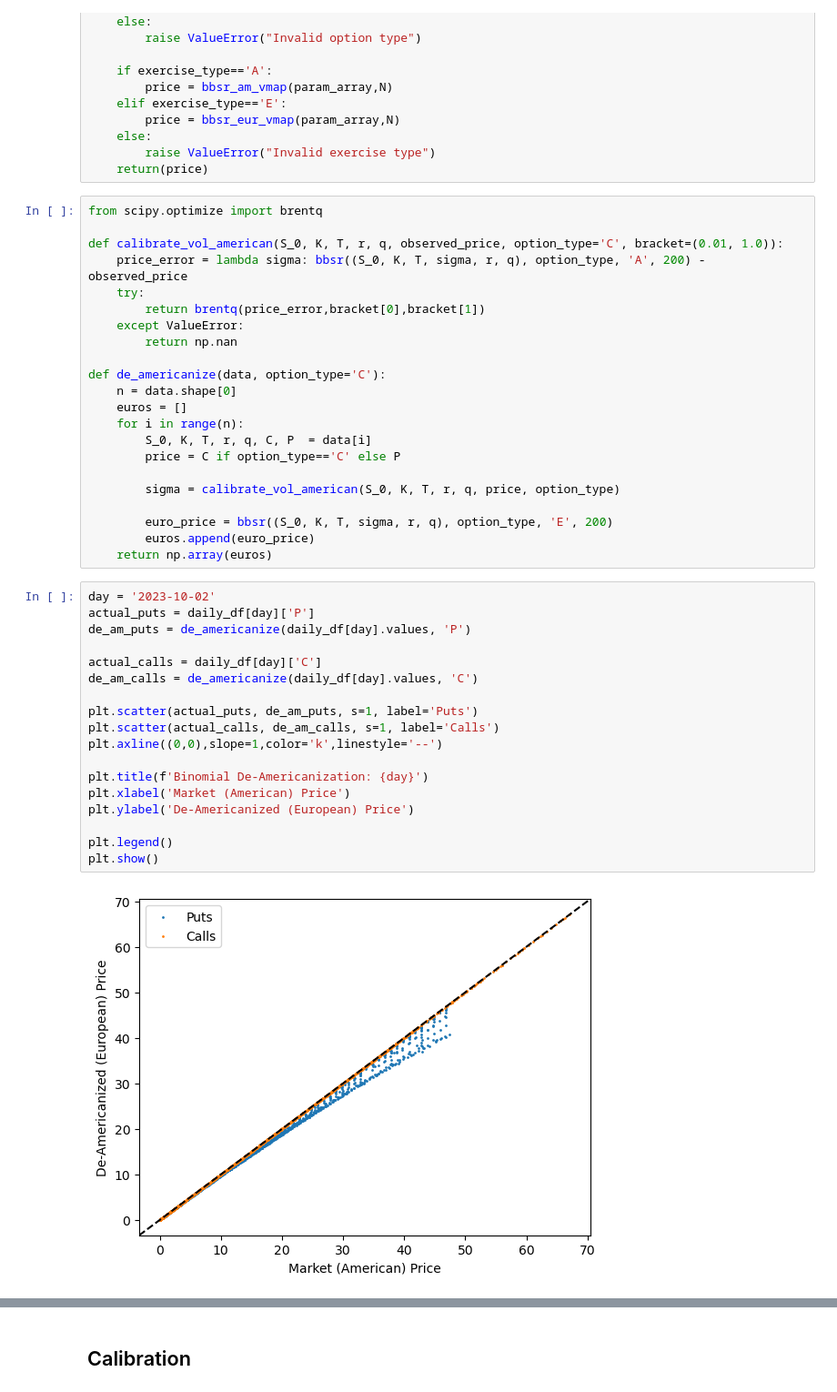
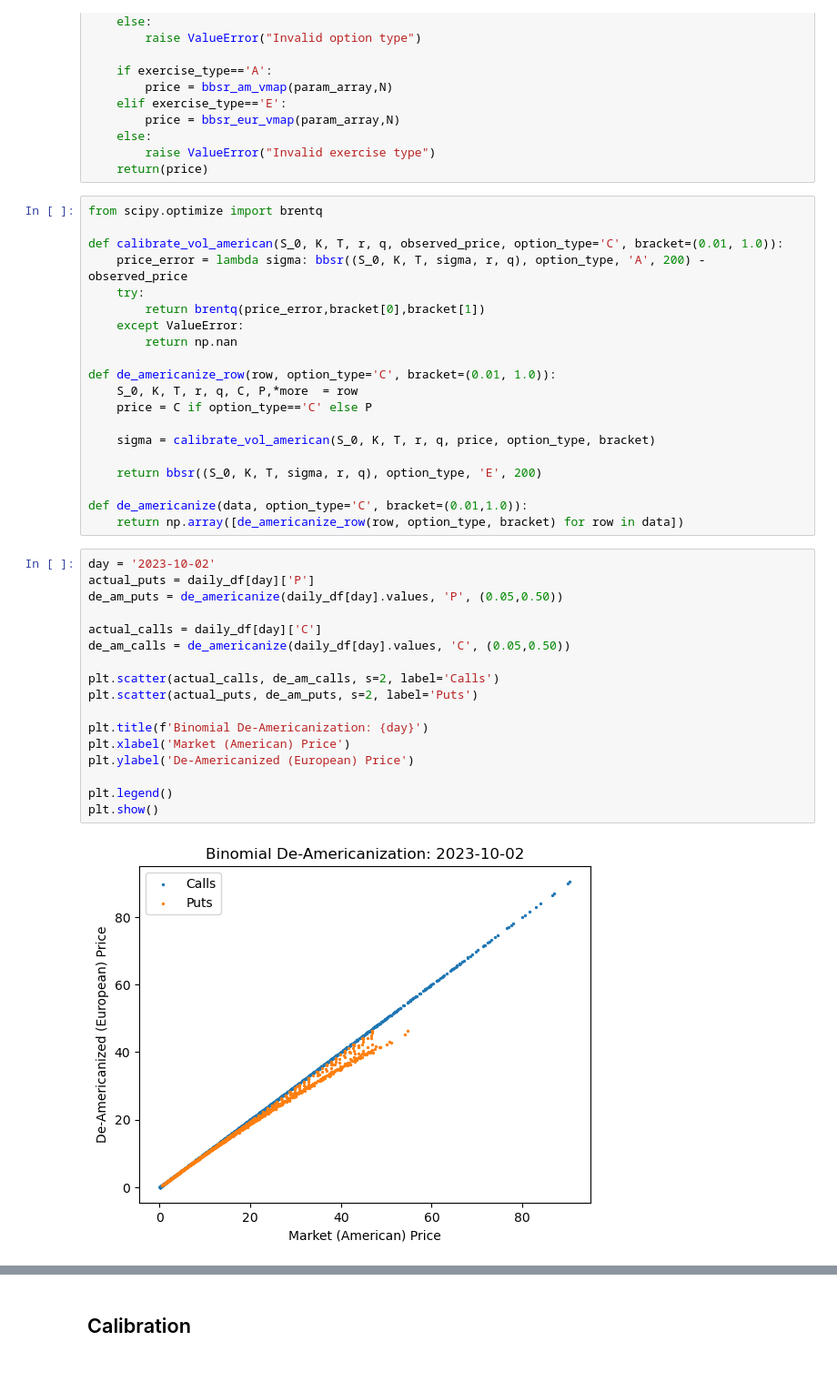
Before and after one commit to SaahitKar/Option-DeAmericanization, a Jupyter notebook: Binomial_De_Americanization.ipynb, the cells around one changed output, grey strips where cells are left out. Shown: that part at 91% size. Saved outputs shown, nothing was run; the diff lists cells and outputs as text.

```diff
--- a/Binomial_De_Americanization.ipynb
+++ b/Binomial_De_Americanization.ipynb
@@ -167,35 +169,32 @@ def calibrate_vol_american(S_0, K, T, r, q, observed_price, option_type='C', bra
     except ValueError:
         return np.nan
 
-def de_americanize(data, option_type='C'):
-    n = data.shape[0]
-    euros = []
-    for i in range(n):
-        S_0, K, T, r, q, C, P  = data[i]
-        price = C if option_type=='C' else P
+def de_americanize_row(row, option_type='C', bracket=(0.01, 1.0)):
+    S_0, K, T, r, q, C, P,*more  = row
+    price = C if option_type=='C' else P
 
-        sigma = calibrate_vol_american(S_0, K, T, r, q, price, option_type)
+    sigma = calibrate_vol_american(S_0, K, T, r, q, price, option_type, bracket)
 
-        euro_price = bbsr((S_0, K, T, sigma, r, q), option_type, 'E', 200)
-        euros.append(euro_price)
-    return np.array(euros)
+    return bbsr((S_0, K, T, sigma, r, q), option_type, 'E', 200)
+
+def de_americanize(data, option_type='C', bracket=(0.01,1.0)):
+    return np.array([de_americanize_row(row, option_type, bracket) for row in data])
 # %%
 day = '2023-10-02'
 actual_puts = daily_df[day]['P']
-de_am_puts = de_americanize(daily_df[day].values, 'P')
+de_am_puts = de_americanize(daily_df[day].values, 'P', (0.05,0.50))
 
 actual_calls = daily_df[day]['C']
-de_am_calls = de_americanize(daily_df[day].values, 'C')
+de_am_calls = de_americanize(daily_df[day].values, 'C', (0.05,0.50))
 
-plt.scatter(actual_puts, de_am_puts, s=1, label='Puts')
-plt.scatter(actual_calls, de_am_calls, s=1, label='Calls')
-plt.axline((0,0),slope=1,color='k',linestyle='--')
+plt.scatter(actual_calls, de_am_calls, s=2, label='Calls')
+plt.scatter(actual_puts, de_am_puts, s=2, label='Puts')
 
 plt.title(f'Binomial De-Americanization: {day}')
 plt.xlabel('Market (American) Price')
 plt.ylabel('De-Americanized (European) Price')
 
 plt.legend()
 plt.show()
 # %% [output]
-[figure, old version]
+[figure, new version]
```
Also changed, not shown: parts of 10 cells of this notebook.
